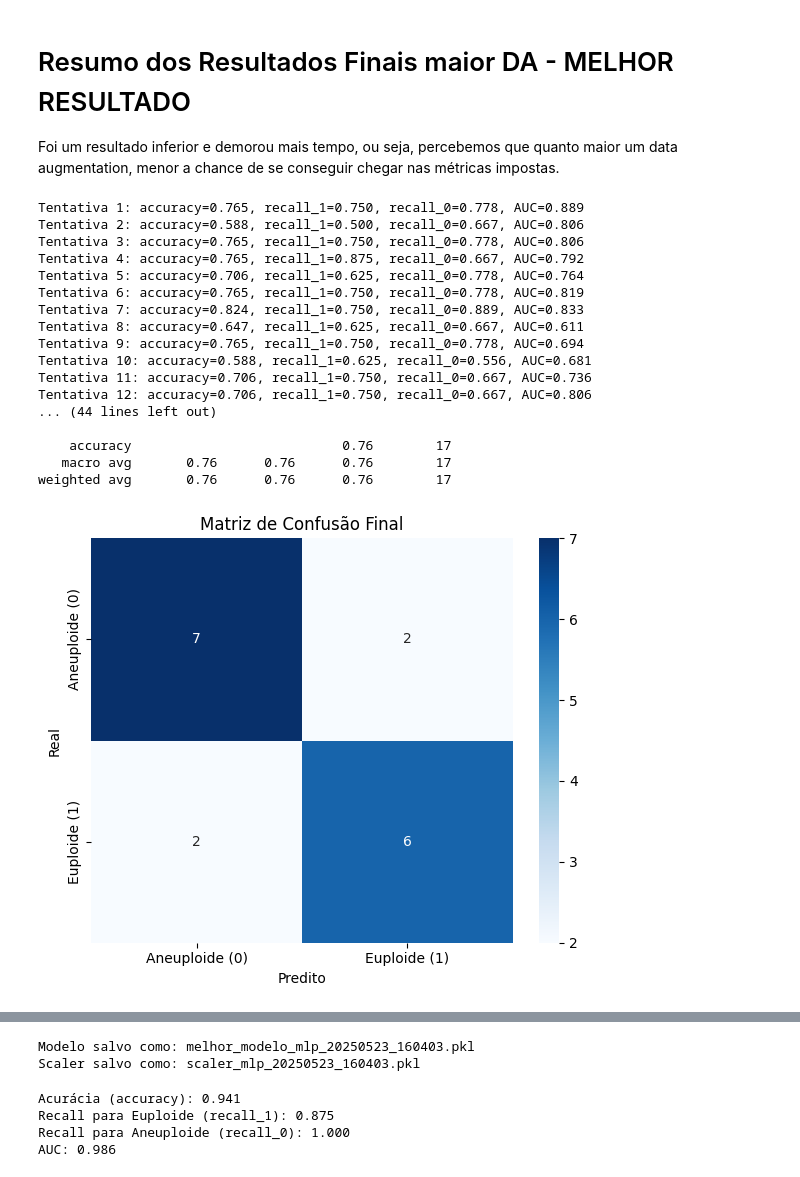
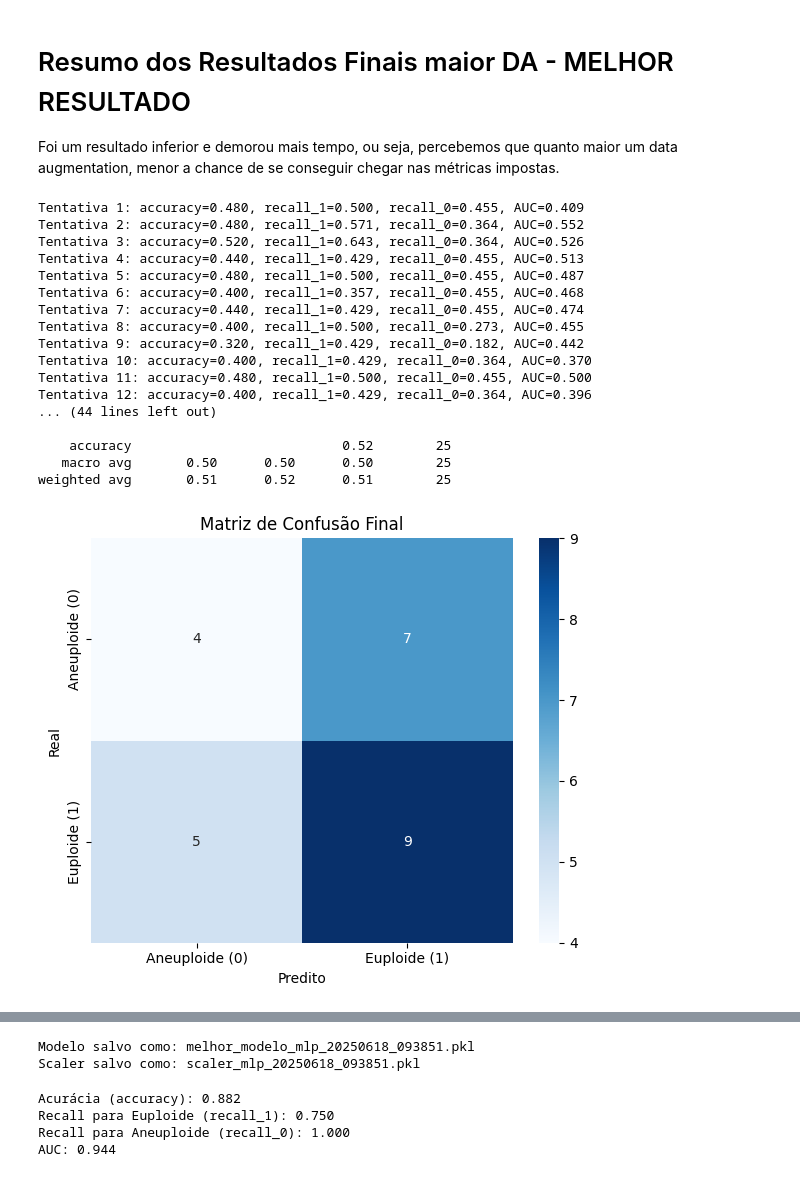
Before and after one commit to sabrinaberno/TCC, a Jupyter notebook: CodesTCC/TCC2-Abritta/Etapa3/tentativa3/note3.ipynb, the cells around one changed output, grey strips where cells are left out. Cells and saved outputs as stored; diff of their text form; code cells hidden in the pictures.

```diff
--- a/CodesTCC/TCC2-Abritta/Etapa3/tentativa3/note3.ipynb
+++ b/CodesTCC/TCC2-Abritta/Etapa3/tentativa3/note3.ipynb
@@ -361,7 +361,7 @@ import seaborn as sns
 warnings.filterwarnings("ignore", category=ConvergenceWarning)
 
 # === CARREGAR DADOS ORIGINAIS ===
-df_original = pd.read_excel(r"PlanilhaNumerica.xlsx")
+df_original = pd.read_excel(r"PlanilhaNumericaUnificada.xlsx")
 
 # === DIVISÃO EM TREINAMENTO E TESTE ===
 X_full = df_original.drop(columns=["Ploidia"])
@@ -375,7 +375,7 @@ col_alvo = "Ploidia"
 numerical_columns = df_train.select_dtypes(include=['float64', 'int64']).columns.drop(col_alvo)
 categorical_columns = df_train.select_dtypes(include=['object']).columns.tolist() + [col_alvo]
 
-augmentation_factor = 3
+augmentation_factor = 2
 num_new_samples = len(df_train) * augmentation_factor
 new_samples = {}
 
@@ -404,7 +404,7 @@ criterios = {
     "accuracy": 0.90,
     "recall_1": 0.85,
     "recall_0": 0.85,
-    "auc": 0.99
+    "auc": 0.98
 }
 
 for attempt in range(1, 51):
@@ -458,46 +458,46 @@ plt.show()
 
 # Curva ROC
 fpr, tpr, thresholds = roc_curve(y_test, y_proba)
 auc = roc_auc_score(y_test, y_proba)
 
 plt.figure()
 plt.plot(fpr, tpr, label=f"ROC Curve (AUC = {auc:.2f})")
 plt.plot([0, 1], [0, 1], linestyle='--', color='gray')
 plt.xlabel("Falso Positivo")
 plt.ylabel("Verdadeiro Positivo")
 plt.title("Curva ROC Final")
 plt.legend()
 plt.grid(True)
 plt.tight_layout()
 plt.show()
 
 # === GERAR NOME ÚNICO COM TIMESTAMP ===
 timestamp = datetime.datetime.now().strftime("%Y%m%d_%H%M%S")
 modelo_filename = f"melhor_modelo_mlp_{timestamp}.pkl"
 scaler_filename = f"scaler_mlp_{timestamp}.pkl"
 
 # === SALVAR MODELO E SCALER ===
 joblib.dump(melhor_modelo, modelo_filename)
 joblib.dump(scaler, scaler_filename)
 
 print(f"Modelo salvo como: {modelo_filename}")
 print(f"Scaler salvo como: {scaler_filename}")
 # %% [output]
-Tentativa 1: accuracy=0.765, recall_1=0.750, recall_0=0.778, AUC=0.889
-Tentativa 2: accuracy=0.588, recall_1=0.500, recall_0=0.667, AUC=0.806
-Tentativa 3: accuracy=0.765, recall_1=0.750, recall_0=0.778, AUC=0.806
-Tentativa 4: accuracy=0.765, recall_1=0.875, recall_0=0.667, AUC=0.792
-Tentativa 5: accuracy=0.706, recall_1=0.625, recall_0=0.778, AUC=0.764
-Tentativa 6: accuracy=0.765, recall_1=0.750, recall_0=0.778, AUC=0.819
-Tentativa 7: accuracy=0.824, recall_1=0.750, recall_0=0.889, AUC=0.833
-Tentativa 8: accuracy=0.647, recall_1=0.625, recall_0=0.667, AUC=0.611
-Tentativa 9: accuracy=0.765, recall_1=0.750, recall_0=0.778, AUC=0.694
-Tentativa 10: accuracy=0.588, recall_1=0.625, recall_0=0.556, AUC=0.681
-Tentativa 11: accuracy=0.706, recall_1=0.750, recall_0=0.667, AUC=0.736
-Tentativa 12: accuracy=0.706, recall_1=0.750, recall_0=0.667, AUC=0.806
+Tentativa 1: accuracy=0.480, recall_1=0.500, recall_0=0.455, AUC=0.409
+Tentativa 2: accuracy=0.480, recall_1=0.571, recall_0=0.364, AUC=0.552
+Tentativa 3: accuracy=0.520, recall_1=0.643, recall_0=0.364, AUC=0.526
+Tentativa 4: accuracy=0.440, recall_1=0.429, recall_0=0.455, AUC=0.513
+Tentativa 5: accuracy=0.480, recall_1=0.500, recall_0=0.455, AUC=0.487
+Tentativa 6: accuracy=0.400, recall_1=0.357, recall_0=0.455, AUC=0.468
+Tentativa 7: accuracy=0.440, recall_1=0.429, recall_0=0.455, AUC=0.474
+Tentativa 8: accuracy=0.400, recall_1=0.500, recall_0=0.273, AUC=0.455
+Tentativa 9: accuracy=0.320, recall_1=0.429, recall_0=0.182, AUC=0.442
+Tentativa 10: accuracy=0.400, recall_1=0.429, recall_0=0.364, AUC=0.370
+Tentativa 11: accuracy=0.480, recall_1=0.500, recall_0=0.455, AUC=0.500
+Tentativa 12: accuracy=0.400, recall_1=0.429, recall_0=0.364, AUC=0.396
 ... (44 lines left out)
 
-    accuracy                           0.76        17
-   macro avg       0.76      0.76      0.76        17
-weighted avg       0.76      0.76      0.76        17
+    accuracy                           0.52        25
+   macro avg       0.50      0.50      0.50        25
+weighted avg       0.51      0.52      0.51        25
-[figure, old version]
+[figure, new version]
@@ -505,5 +505,5 @@ weighted avg       0.76      0.76      0.76        17
-Modelo salvo como: melhor_modelo_mlp_20250523_160403.pkl
-Scaler salvo como: scaler_mlp_20250523_160403.pkl
+Modelo salvo como: melhor_modelo_mlp_20250618_093851.pkl
+Scaler salvo como: scaler_mlp_20250618_093851.pkl
 # %%
 # TESTAR PKL (Saber qual é qual)
 
@@ -521,8 +521,8 @@ from sklearn.model_selection import train_test_split
 X_train, X_test, y_train, y_test = train_test_split(X, y, test_size=0.2, stratify=y, random_state=42)
 
 # === CARREGAR MODELO E SCALER SALVOS ===
-modelo = joblib.load("melhor_modelo_mlp2.pkl")
-scaler = joblib.load("scaler_mlp2.pkl")
+modelo = joblib.load("melhor_modelo_mlp_20250610_113659.pkl")
+scaler = joblib.load("scaler_mlp_20250610_113659.pkl")
 
 # === APLICAR O SCALER NOS DADOS DE TESTE ===
 X_test_scaled = scaler.transform(X_test)
@@ -546,7 +546,7 @@ print(f"Recall para Euploide (recall_1): {recall_1:.3f}")
 print(f"Recall para Aneuploide (recall_0): {recall_0:.3f}")
 print(f"AUC: {auc:.3f}")
 # %% [output]
-Acurácia (accuracy): 0.941
-Recall para Euploide (recall_1): 0.875
+Acurácia (accuracy): 0.882
+Recall para Euploide (recall_1): 0.750
 Recall para Aneuploide (recall_0): 1.000
-AUC: 0.986
+AUC: 0.944
```
Also changed, not shown: parts of 4 cells of this notebook, 16 other files.
